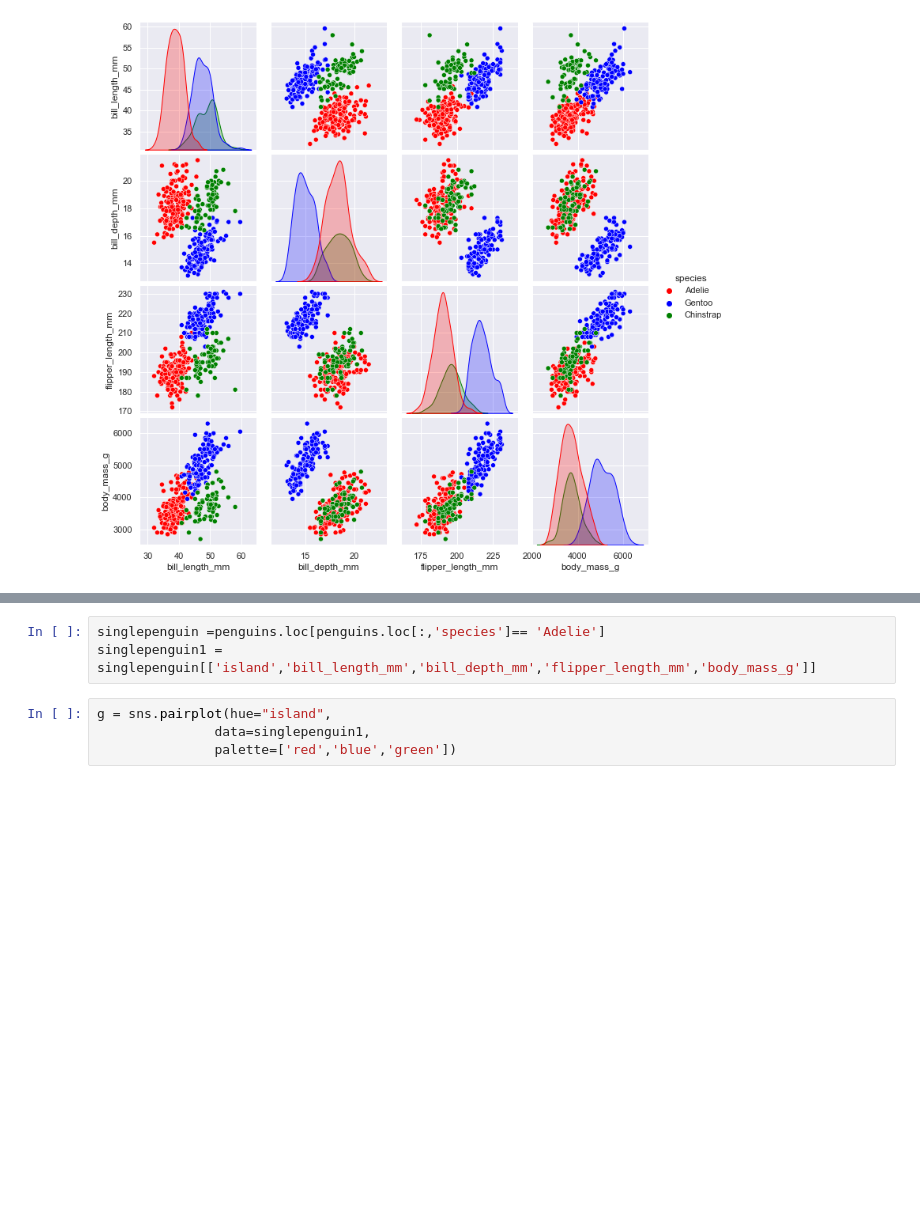
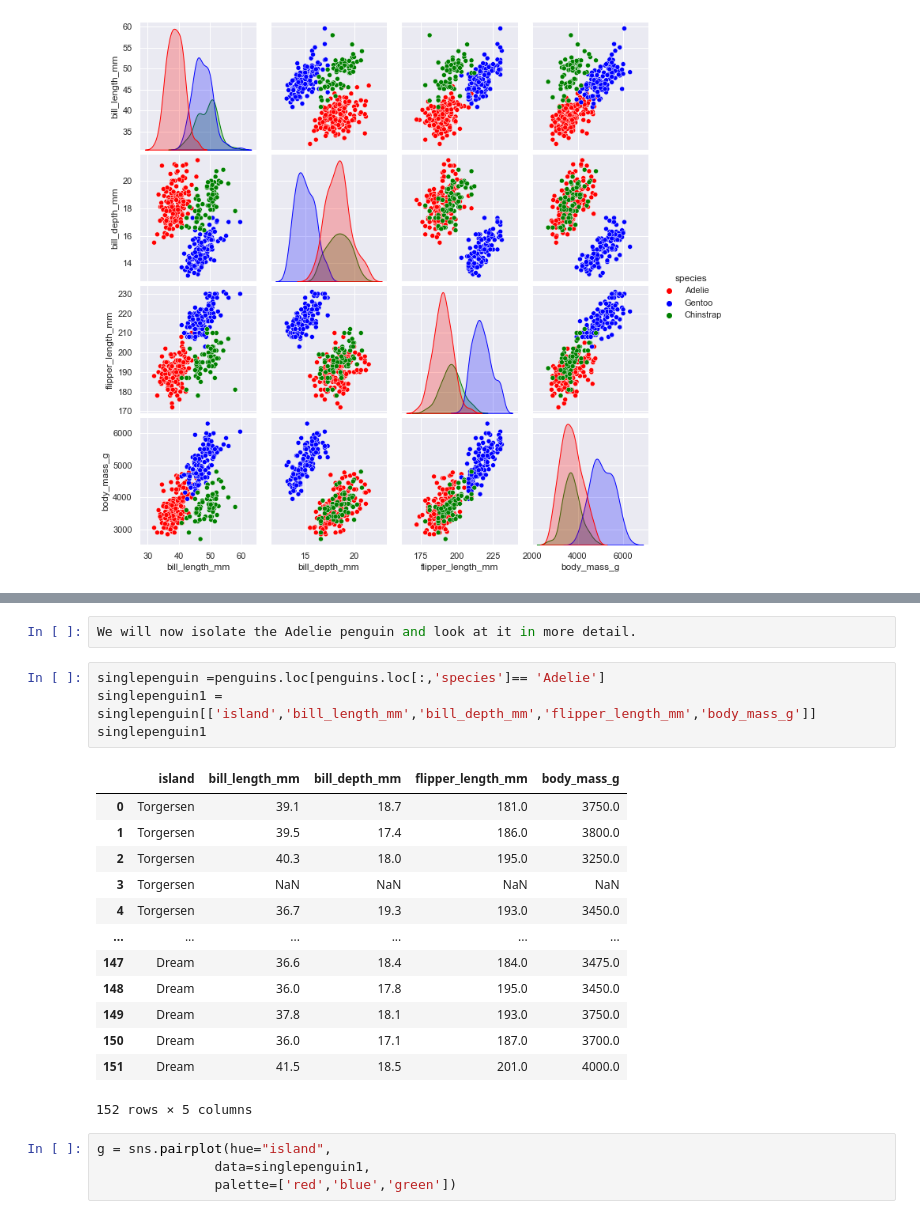
Before and after one commit to Jonathangmit/Machine-learning-and-statistics, a Jupyter notebook: scikit-learn.ipynb, the cells around one changed output, grey strips where cells are left out. Cells and saved outputs as stored; diff of their text form; blank space fills up the shorter version.

```diff
--- a/scikit-learn.ipynb
+++ b/scikit-learn.ipynb
@@ -159,6 +164,23 @@ g = sns.pairplot(hue="species",
+# %%
+We will now isolate the Adelie penguin and look at it in more detail.
 # %%
 singlepenguin =penguins.loc[penguins.loc[:,'species']== 'Adelie']
 singlepenguin1 = singlepenguin[['island','bill_length_mm','bill_depth_mm','flipper_length_mm','body_mass_g']]
+singlepenguin1
+# %% [output]
+|  | island | bill_length_mm | bill_depth_mm | flipper_length_mm | body_mass_g |
+| 0 | Torgersen | 39.1 | 18.7 | 181.0 | 3750.0 |
+| 1 | Torgersen | 39.5 | 17.4 | 186.0 | 3800.0 |
+| 2 | Torgersen | 40.3 | 18.0 | 195.0 | 3250.0 |
+| 3 | Torgersen | NaN | NaN | NaN | NaN |
+| 4 | Torgersen | 36.7 | 19.3 | 193.0 | 3450.0 |
+| ... | ... | ... | ... | ... | ... |
+| 147 | Dream | 36.6 | 18.4 | 184.0 | 3475.0 |
+| 148 | Dream | 36.0 | 17.8 | 195.0 | 3450.0 |
+| 149 | Dream | 37.8 | 18.1 | 193.0 | 3750.0 |
+| 150 | Dream | 36.0 | 17.1 | 187.0 | 3700.0 |
+| 151 | Dream | 41.5 | 18.5 | 201.0 | 4000.0 |
+152 rows × 5 columns
 # %%
 g = sns.pairplot(hue="island",
                data=singlepenguin1,
```
Also changed, not shown: parts of 22 cells of this notebook.
